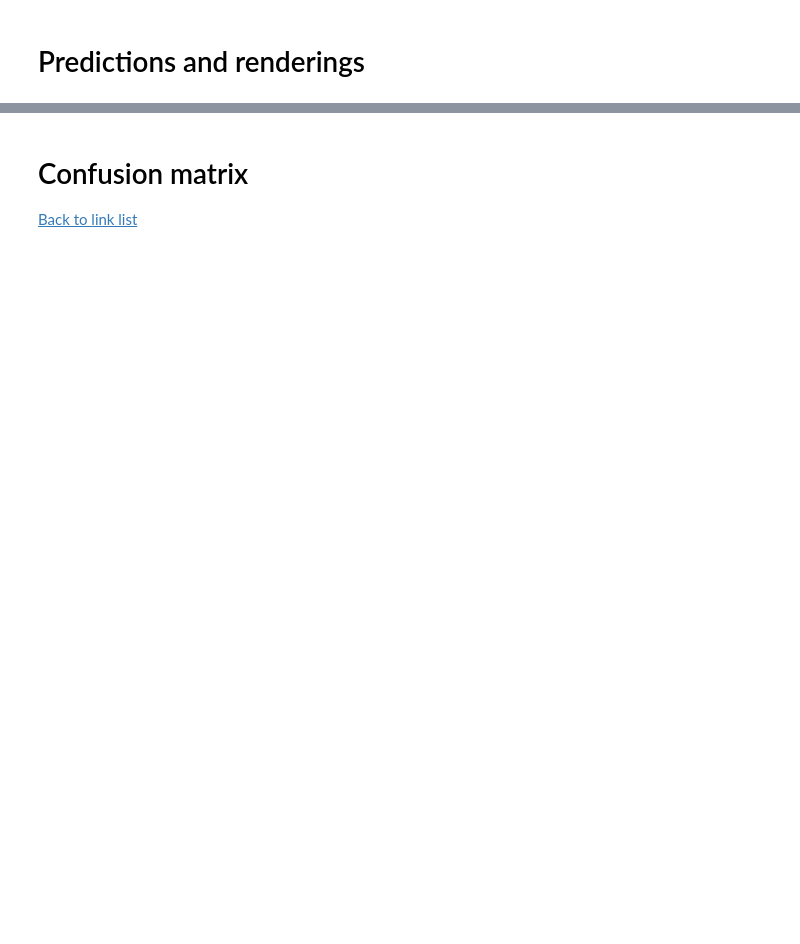
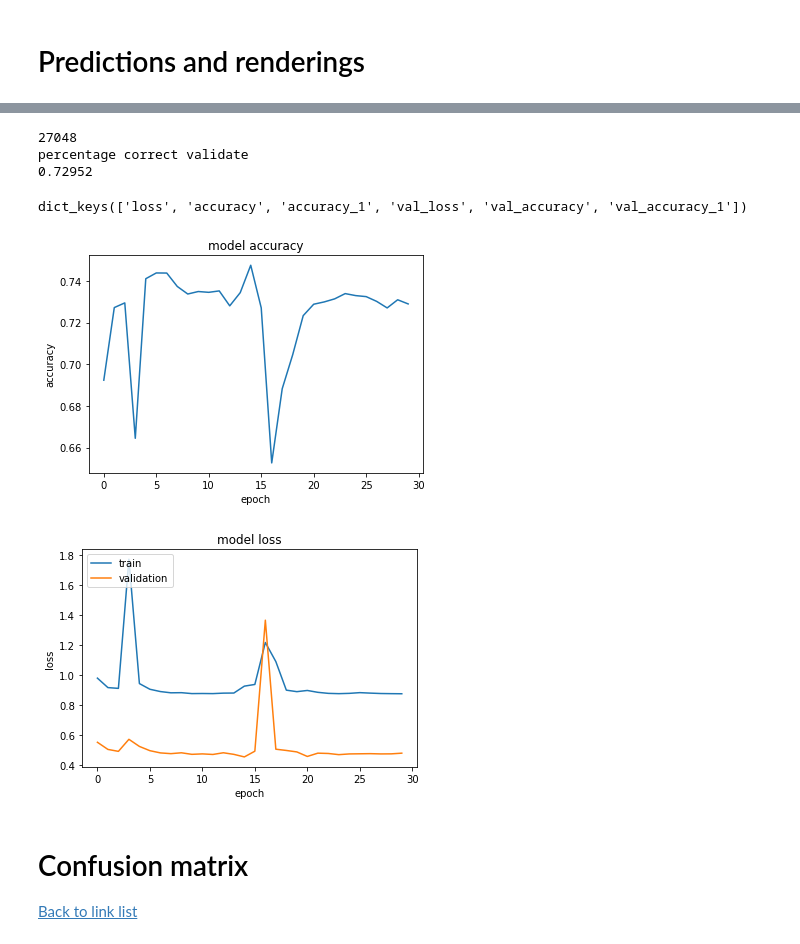
Before and after one commit to ryanmark1867/deep_learning_for_structured_data, a Jupyter notebook: notebooks/streetcar_model_training.ipynb, the cells around one changed output, grey strips where cells are left out. Cells and saved outputs as stored; diff of their text form; code cells hidden in the pictures; blank space fills up the shorter version.

```diff
--- a/notebooks/streetcar_model_training.ipynb
+++ b/notebooks/streetcar_model_training.ipynb
@@ -231,6 +240,17 @@ def set_experiment_parameters(experiment_number, count_no_delay, count_delay):
         one_weight = 1.0
         #
         epochs = 1
+    elif experiment_number == 9:
+        #
+        early_stop = True
+        es_monitor="val_accuracy"
+        es_mode = "max"
+        #
+        one_weight = (count_no_delay/count_delay) + one_weight_offset
+        #
+        get_test_train_acc = False
+        #
+        epochs = 20
     elif experiment_number == 1:
         #
         early_stop = False
@@ -1018,26 +1201,35 @@ deltatr[:50]
 print(deltatr.sum())
 print("percentage correct validate")
 print((len(deltatr) - deltatr.sum())/len(deltatr))
+# %% [output]
+27048
+percentage correct validate
+0.72952
 # %%
 # chart accuracy and loss for train and validation sets
 
 print(modelfit.history.keys())
 #  acc
-plt.plot(modelfit.history['accuracy'])
+#plt.plot(modelfit.history['accuracy'])
 plt.plot(modelfit.history['val_accuracy'])
 plt.title('model accuracy')
 plt.ylabel('accuracy')
 plt.xlabel('epoch')
-plt.legend(['train', 'validation'], loc='upper left')
+# plt.legend(['train', 'validation'], loc='upper left')
+#plt.legend(['validation'], loc='upper left')
 plt.show()
 # Loss
 plt.plot(modelfit.history['loss'])
 plt.plot(modelfit.history['val_loss'])
 plt.title('model loss')
 plt.ylabel('loss')
 plt.xlabel('epoch')
 plt.legend(['train', 'validation'], loc='upper left')
 plt.show()
+# %% [output]
+dict_keys(['loss', 'accuracy', 'accuracy_1', 'val_loss', 'val_accuracy', 'val_accuracy_1'])
+[figure, added]
+[figure, added]
 # %% [markdown]
 # Confusion matrix <a name='confusionmatrix' />
 <a href=#linkanchor>Back to link list</a>
```
Also changed, not shown: parts of 28 cells of this notebook, 47 other files.
